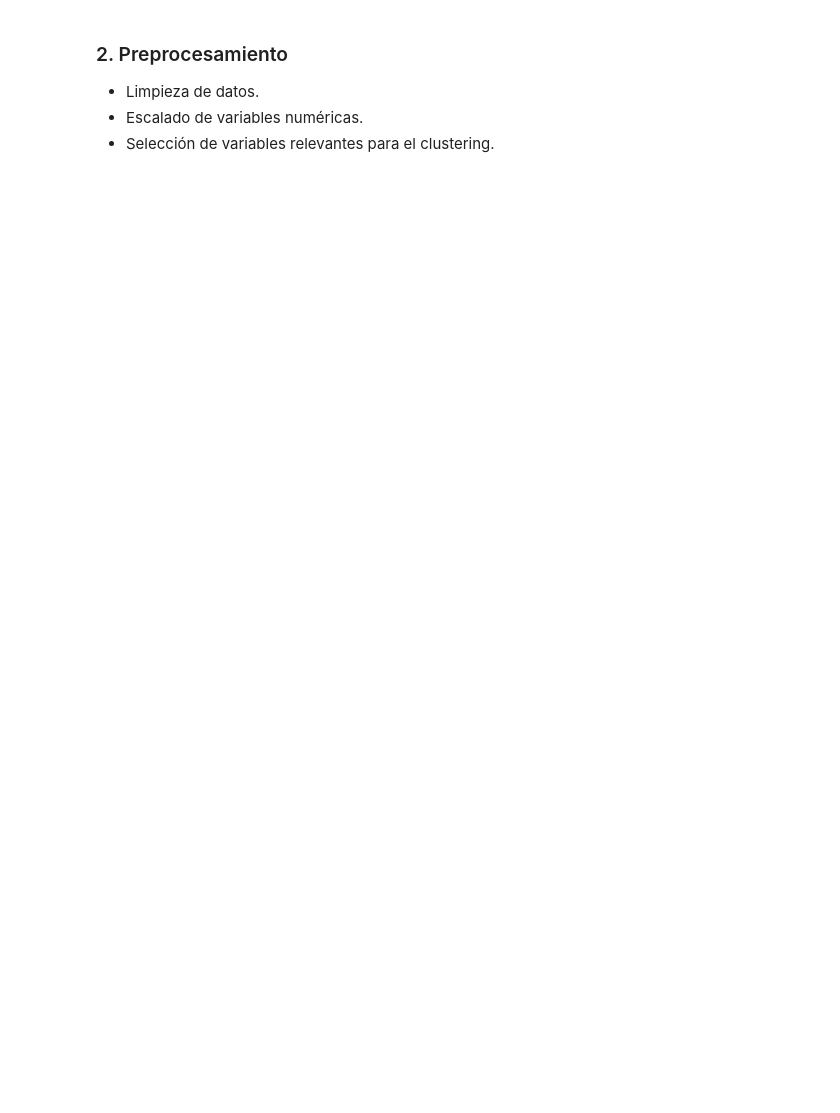
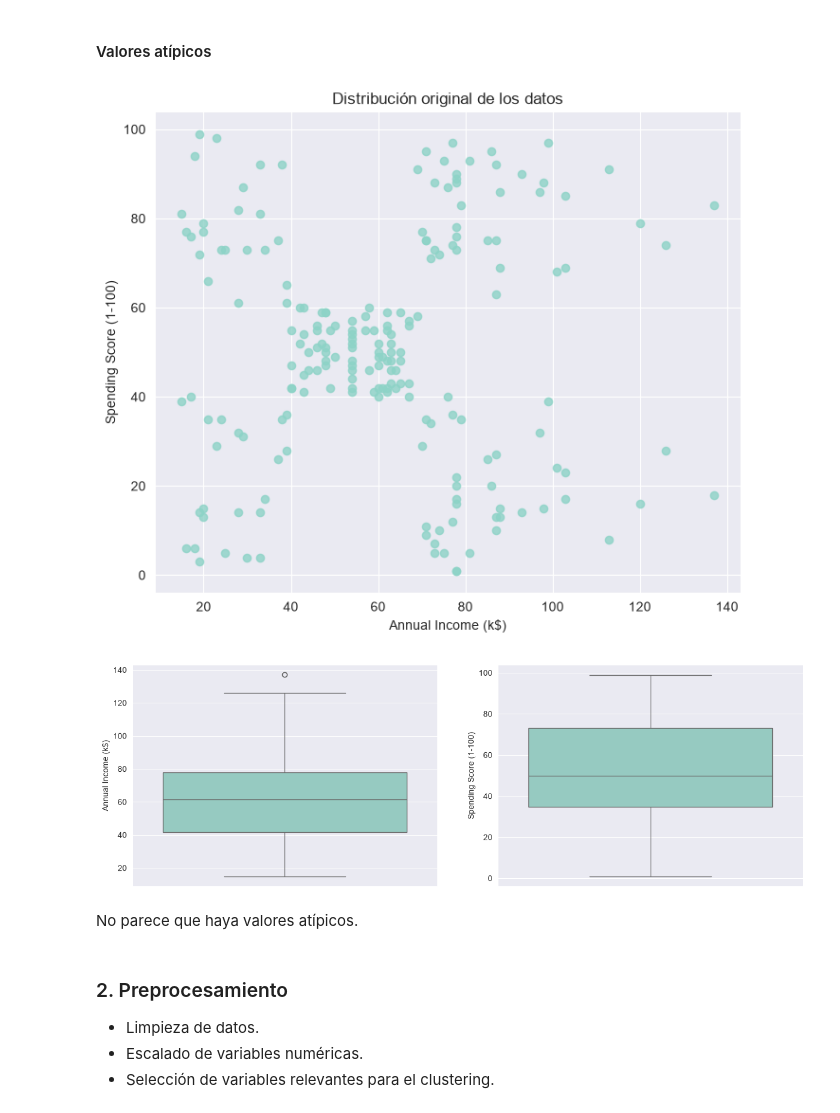
Before and after one commit to QudeCode/MSc-FIAIS-Activity-1, a Jupyter notebook: segmentacion_clientes.ipynb, the cells around one changed output. Cells and saved outputs as stored; diff of their text form; code cells hidden in the pictures; blank space fills up the shorter version.

```diff
--- a/segmentacion_clientes.ipynb
+++ b/segmentacion_clientes.ipynb
@@ -28,3 +169,30 @@ Path to dataset files: /Users/raul.quiros/.cache/kagglehub/datasets/shwetabh123/
+# %% [markdown]
+#### Valores atípicos
+# %%
+plt.figure(figsize=(7, 6))
+plt.scatter(
+    df["Annual Income (k$)"],
+    df["Spending Score (1-100)"],
+    s=35,
+    alpha=0.8
+)
+plt.xlabel(df["Annual Income (k$)"].name)
+plt.ylabel(df["Spending Score (1-100)"].name)
+plt.title("Distribución original de los datos")
+plt.tight_layout()
+plt.show()
+
+plt.figure(figsize=(15,5))
+plt.subplot(1,2,1)
+sns.boxplot(data=df, y="Annual Income (k$)")
+plt.subplot(1,2,2)
+sns.boxplot(data=df, y="Spending Score (1-100)")
+plt.show()
+# %% [output]
+[figure, added]
+[figure, added]
+# %% [markdown]
+No parece que haya valores atípicos.
 # %% [markdown]
 ### 2. Preprocesamiento
 - Limpieza de datos.
```
Also changed, not shown: parts of 16 cells of this notebook, 1 other file.
